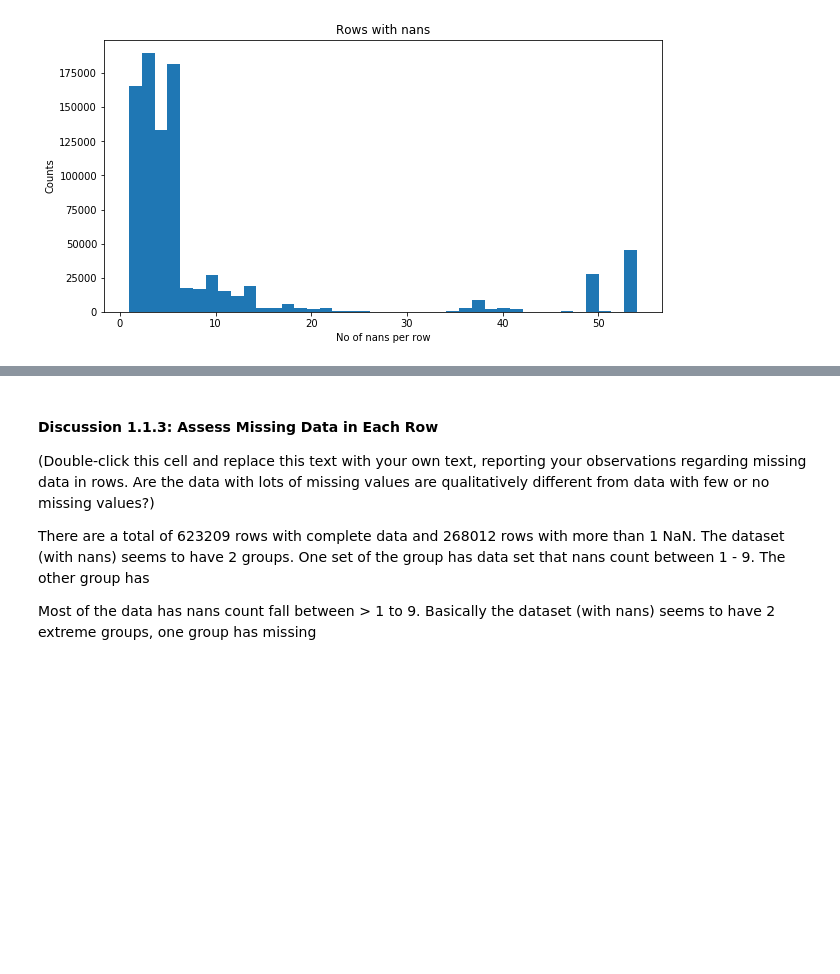
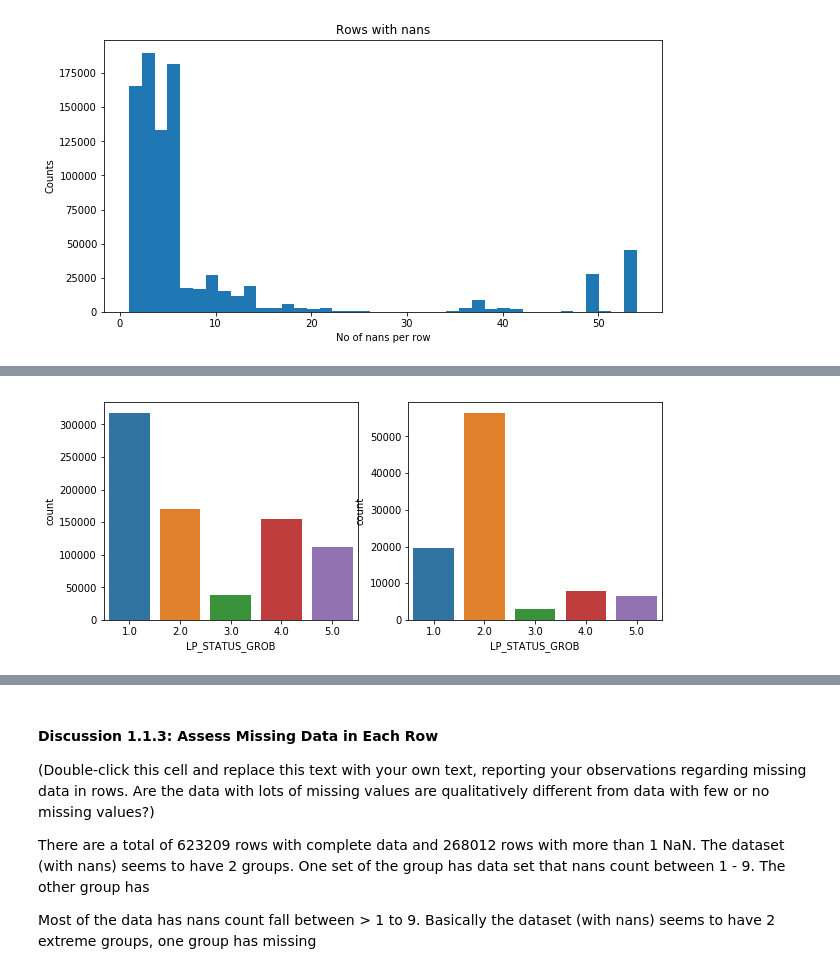
Before and after one commit to rainfrost99/identify_cust_seg, a Jupyter notebook: Identify_Customer_Segments.ipynb, the cells around one changed output, grey strips where cells are left out. Saved outputs shown, nothing was run; the diff lists cells and outputs as text; code cells hidden in the pictures; blank space fills up the shorter version.

```diff
--- a/Identify_Customer_Segments.ipynb
+++ b/Identify_Customer_Segments.ipynb
@@ -366,0 +374,4 @@ print(df_rows_nans[:6])
+# %%
+plot_countplot(missingLess30, missingMore30, 'LP_STATUS_GROB')
+# %% [output]
+[figure, added]
```
Also changed, not shown: parts of 21 cells of this notebook.
